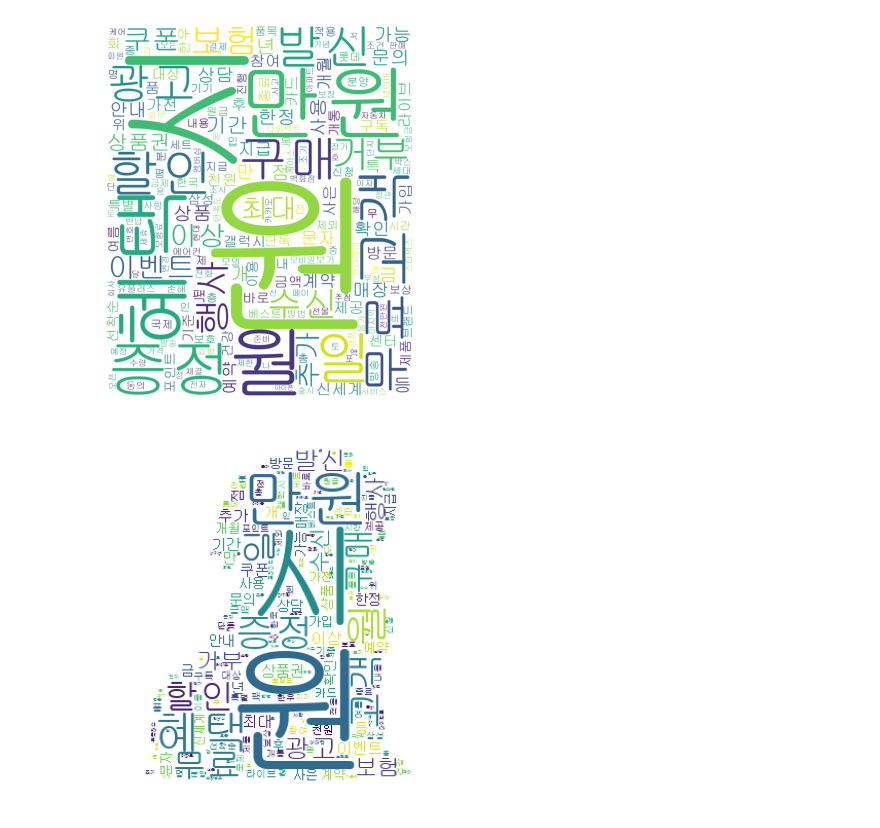
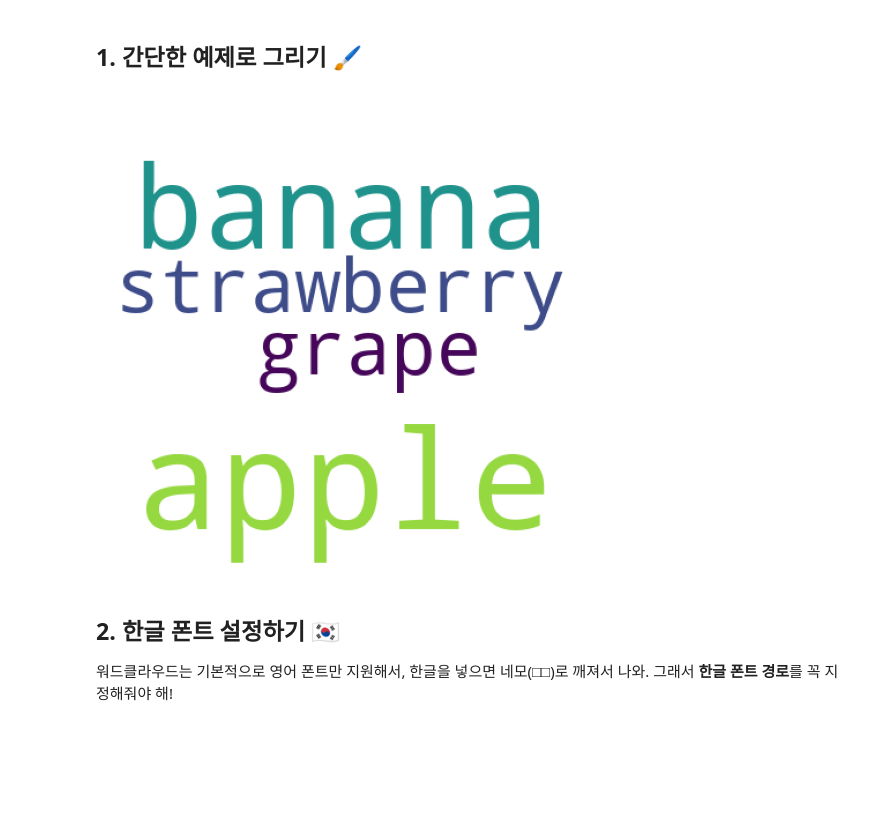
Before and after one commit to tree0327/NLP, a Jupyter notebook: 02_preprocessing/08_word_cloud.ipynb, the cells around one changed output. Drawn from its saved outputs; the diff is of its cells as text; code cells hidden in the pictures; blank space fills up the shorter version.

```diff
--- a/02_preprocessing/08_word_cloud.ipynb
+++ b/02_preprocessing/08_word_cloud.ipynb
@@ -234,41 +11,26 @@ word_count
-# %%
-from PIL import Image    # 이미지 파일 로드용
-
-wordcloud = WordCloud(
-    width = 800,
-    height = 600,
-    background_color='white',
-    font_path = 'C:/Windows/Fonts/gulim.ttc',
-    mask = np.array(Image.open('capybara.png'))  # 마스크 이미지 로드 -> 배열 변환
-).generate_from_frequencies(word_count)
-
-plt.imshow(wordcloud)  # 워드클라우드 이미지 표시
-plt.axis('off')
-plt.show()  # 화면 출력
-# %% [output]
-[figure, removed]
-# %%
-from PIL import Image
-import numpy as np
-from wordcloud import WordCloud
-import matplotlib.pyplot as plt
-
-img = Image.open('dog.png').convert('RGBA')  # dog.png 파일을 RGBA(투명도 포함)로 로드
-alpha = np.array(img)[:, :, 3]               # 알파 채널만 추출 (0=투명, 255=불투명)
-
-mask = np.where(alpha > 0, 255, 0).astype(np.uint8)  # 불투명(강아지) 영역 = 255, 투명(배경) 영역 = 0로 이진 마스크 생성
-mask = 255 - mask  # 마스크 반전 (배경/강아지 영역이 반대로 적용될 때 사용)
-
-wordcloud = WordCloud(
-    width = 800,
-    height = 600,
-    background_color='white',
-    font_path = 'C:/Windows/Fonts/gulim.ttc',
-    mask = mask    # 단어를 채울 영역(마스크)
-).generate_from_frequencies(word_count)
-
-plt.imshow(wordcloud)  # 워드클라우드 이미지 표시
-plt.axis('off')
-plt.show()  # 화면 출력
-# %% [output]
-[figure, removed]
+# %% [markdown]
+## 1. 간단한 예제로 그리기 🖌️
+# %%
+from wordcloud import WordCloud
+import matplotlib.pyplot as plt
+
+# 텍스트 뭉치 (자주 나올수록 크게 그려짐)
+text = "apple banana apple strawberry grape apple banana"
+
+# 워드클라우드 객체 생성
+wc = WordCloud(width=400, height=400, background_color="white")
+
+# 텍스트 입력해서 이미지 생성
+wc.generate(text)
+
+# 화면에 표시
+plt.figure(figsize=(6, 6))
+plt.imshow(wc)
+plt.axis("off") # X축, Y축 눈금 제거 (그림만 보이게)
+plt.show()
+# %% [output]
+[figure, added]
+# %% [markdown]
+## 2. 한글 폰트 설정하기 🇰🇷
+워드클라우드는 기본적으로 영어 폰트만 지원해서, 한글을 넣으면 네모(□□)로 깨져서 나와.
+그래서 **한글 폰트 경로**를 꼭 지정해줘야 해!
```
Also changed, not shown: parts of 19 cells of this notebook, 34 other files.
